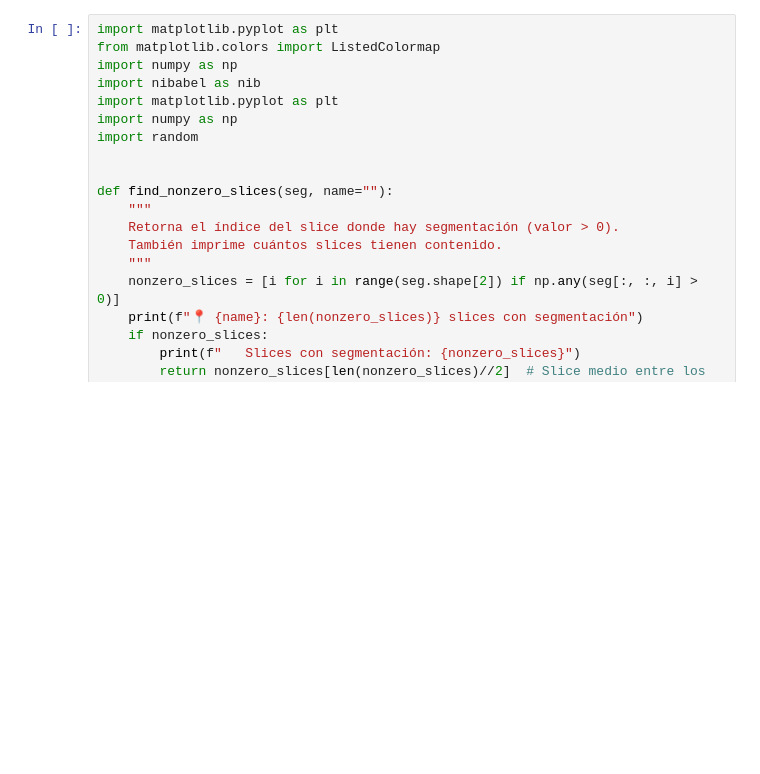
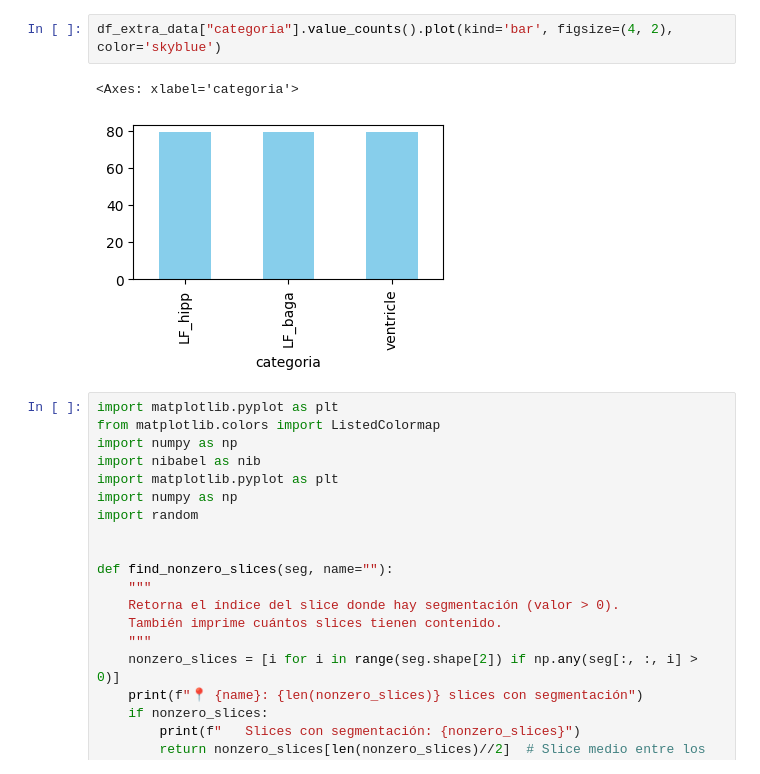
Before and after one commit to CristianLazoQuispe/rise-miccai-challenge2025, a Jupyter notebook: codes/3.EDA.ipynb, the cells around one changed output. Saved outputs shown, nothing was run; the diff lists cells and outputs as text; blank space fills up the shorter version.

```diff
--- a/codes/3.EDA.ipynb
+++ b/codes/3.EDA.ipynb
@@ -27,3 +161,8 @@ df_extra_data    : (237, 4)
+# %%
+df_extra_data["categoria"].value_counts().plot(kind='bar', figsize=(4, 2), color='skyblue')
+# %% [output]
+<Axes: xlabel='categoria'>
+[figure, added]
 # %%
 import matplotlib.pyplot as plt
 from matplotlib.colors import ListedColormap
```
Also changed, not shown: parts of 24 cells of this notebook, 18 other files.
